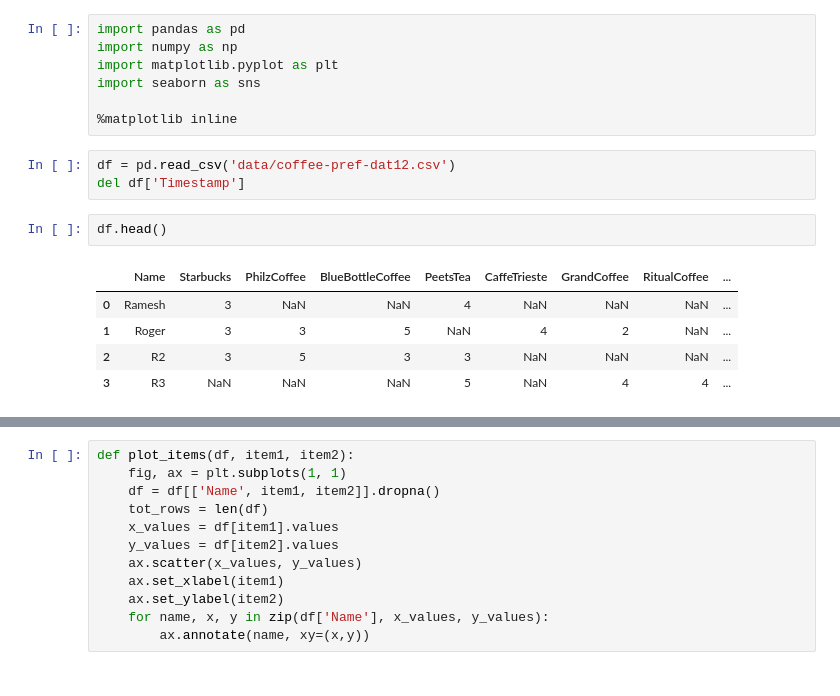
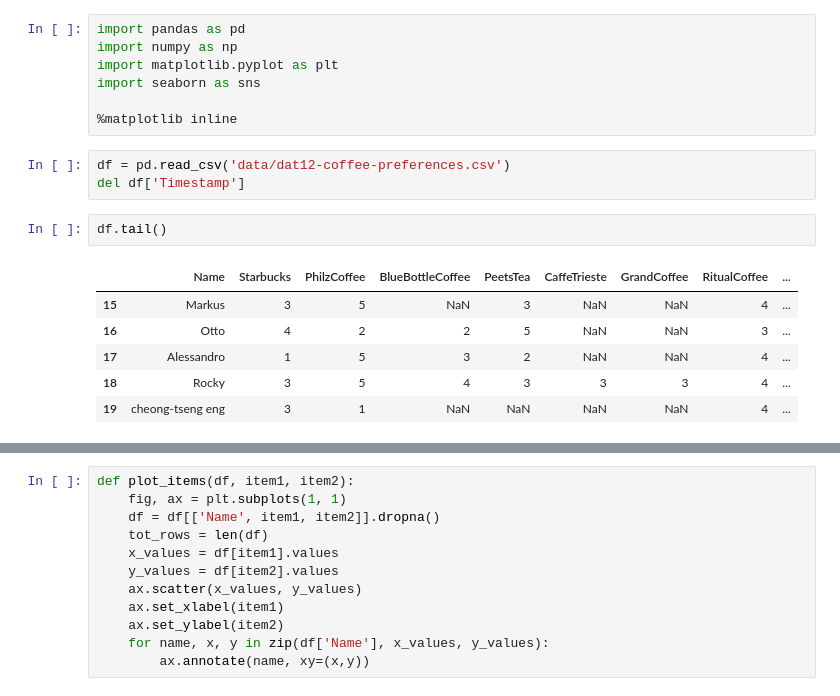
Before and after one commit to selwyth/DAT_SF_12, a Jupyter notebook: 18-recommendation-systems.ipynb, the cells around one changed output, grey strips where cells are left out. Cells and saved outputs as stored; diff of their text form.

```diff
--- a/18-recommendation-systems.ipynb
+++ b/18-recommendation-systems.ipynb
@@ -88,16 +88,17 @@ import seaborn as sns
 
 %matplotlib inline
 # %%
-df = pd.read_csv('data/coffee-pref-dat12.csv')
+df = pd.read_csv('data/dat12-coffee-preferences.csv')
 del df['Timestamp']
 # %%
-df.head()
+df.tail()
 # %% [output]
 |  | Name | Starbucks | PhilzCoffee | BlueBottleCoffee | PeetsTea | CaffeTrieste | GrandCoffee | RitualCoffee | ... |
-| 0 | Ramesh | 3 | NaN | NaN | 4 | NaN | NaN | NaN | ... |
-| 1 | Roger | 3 | 3 | 5 | NaN | 4 | 2 | NaN | ... |
-| 2 | R2 | 3 | 5 | 3 | 3 | NaN | NaN | NaN | ... |
-| 3 | R3 | NaN | NaN | NaN | 5 | NaN | 4 | 4 | ... |
+| 15 | Markus | 3 | 5 | NaN | 3 | NaN | NaN | 4 | ... |
+| 16 | Otto | 4 | 2 | 2 | 5 | NaN | NaN | 3 | ... |
+| 17 | Alessandro | 1 | 5 | 3 | 2 | NaN | NaN | 4 | ... |
+| 18 | Rocky | 3 | 5 | 4 | 3 | 3 | 3 | 4 | ... |
+| 19 | cheong-tseng eng | 3 | 1 | NaN | NaN | NaN | NaN | 4 | ... |
 # %%
  np.random.randn(1)
 # %% [output]
```
Also changed, not shown: parts of 14 cells of this notebook, 6 other files.
